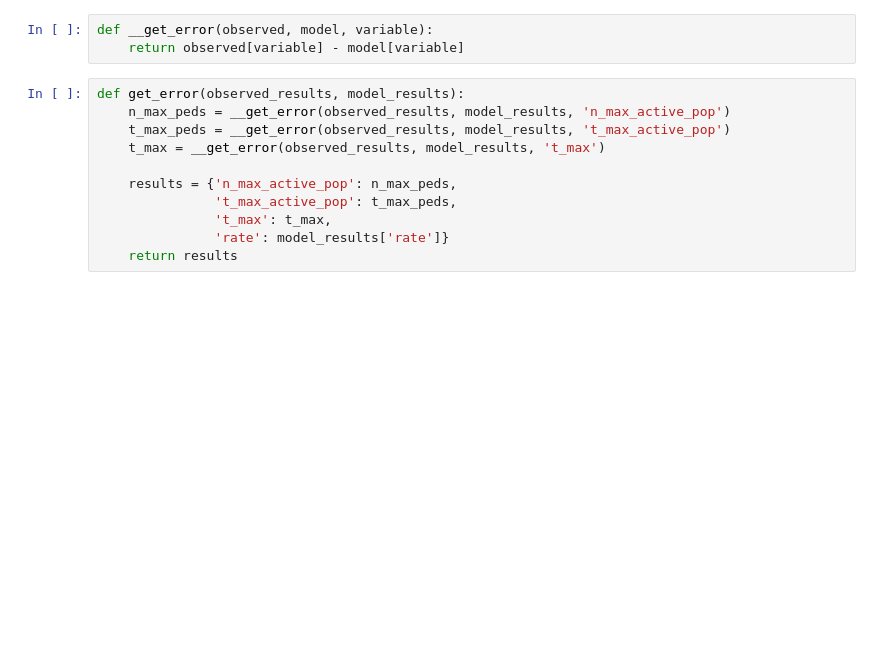
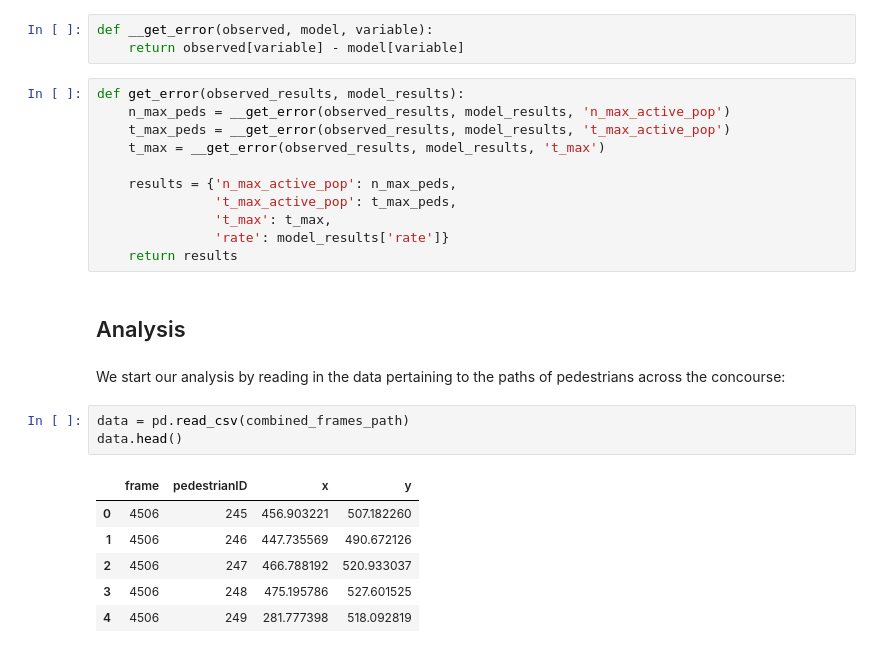
Before and after one commit to ksuchak1990/sense_practical, a Jupyter notebook: notebooks/3_birth_rate_calibration.ipynb, the cells around one changed output. Cells and saved outputs as stored; diff of their text form; blank space fills up the shorter version.

```diff
--- a/notebooks/3_birth_rate_calibration.ipynb
+++ b/notebooks/3_birth_rate_calibration.ipynb
@@ -38,3 +50,17 @@ def get_error(observed_results, model_results):
                't_max': t_max,
                'rate': model_results['rate']}
     return results
+# %% [markdown]
+## Analysis
+# %% [markdown]
+We start our analysis by reading in the data pertaining to the paths of pedestrians across the concourse:
+# %%
+data = pd.read_csv(combined_frames_path)
+data.head()
+# %% [output]
+|  | frame | pedestrianID | x | y |
+| 0 | 4506 | 245 | 456.903221 | 507.182260 |
+| 1 | 4506 | 246 | 447.735569 | 490.672126 |
+| 2 | 4506 | 247 | 466.788192 | 520.933037 |
+| 3 | 4506 | 248 | 475.195786 | 527.601525 |
+| 4 | 4506 | 249 | 281.777398 | 518.092819 |
```
Also changed, not shown: parts of 45 cells of this notebook.
